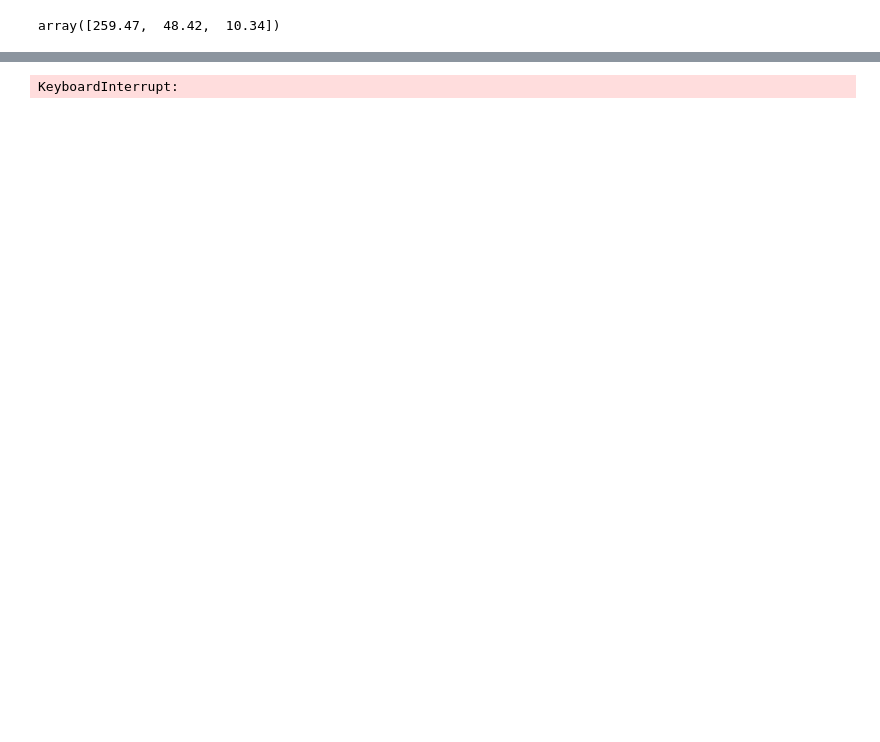
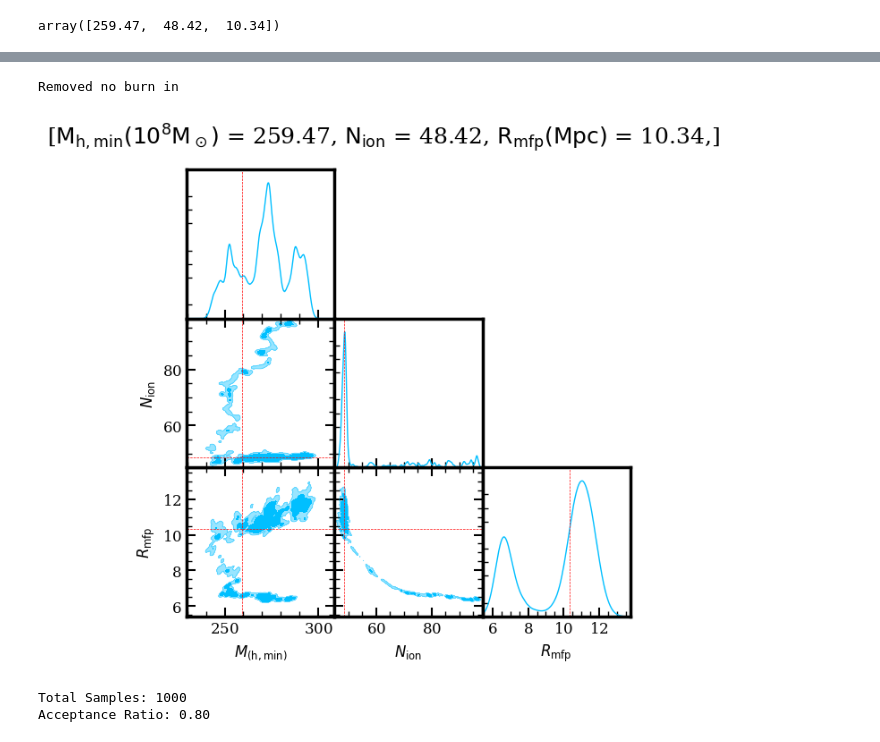
Before and after one commit to Yashraj-010/AI-ML_in_Inference, a Jupyter notebook: tutorial.ipynb, the cells around one changed output, grey strips where cells are left out. Drawn from its saved outputs; the diff is of its cells as text; code cells hidden in the pictures; blank space fills up the shorter version.

```diff
--- a/tutorial.ipynb
+++ b/tutorial.ipynb
@@ -390,0 +393,3 @@ array([259.47,  48.42,  10.34])
+# %%
+PlotCorner(samples[20000:,:], input_params[6100])
+# %% [output]
@@ -391,3 +397,5 @@ array([259.47,  48.42,  10.34])
+Removed no burn in
+[figure, added]
 # %%
 def BNN_model(input_params):
     input_params_arr = np.array(input_params)
@@ -397,8 +405,9 @@ def BNN_model(input_params):
     return mean.reshape(-1), var.reshape(-1)
 # %%
 mcmc = MCMC(BNN_model, delta_PS[6100], covariance=np.eye(len(delta_PS[0]))*sigma**2)
-initial_params = np.array([500, 110, 11])
-proposal_std = np.array([0.5, 0.25, 0.1])
-samples = mcmc.run_mcmc(initial_params, proposal_std, num_samples=10000, model_type="BNN")
+initial_params = np.array([500, 110, 15])
+proposal_std = np.array([0.9, 0.5, 0.1])
+samples_bnn = mcmc.run_mcmc(initial_params, proposal_std, num_samples=1000, model_type="BNN")
 # %% [output]
-KeyboardInterrupt:
+Total Samples: 1000
+Acceptance Ratio: 0.80
```
Also changed, not shown: parts of 5 cells of this notebook, 2 other files.
